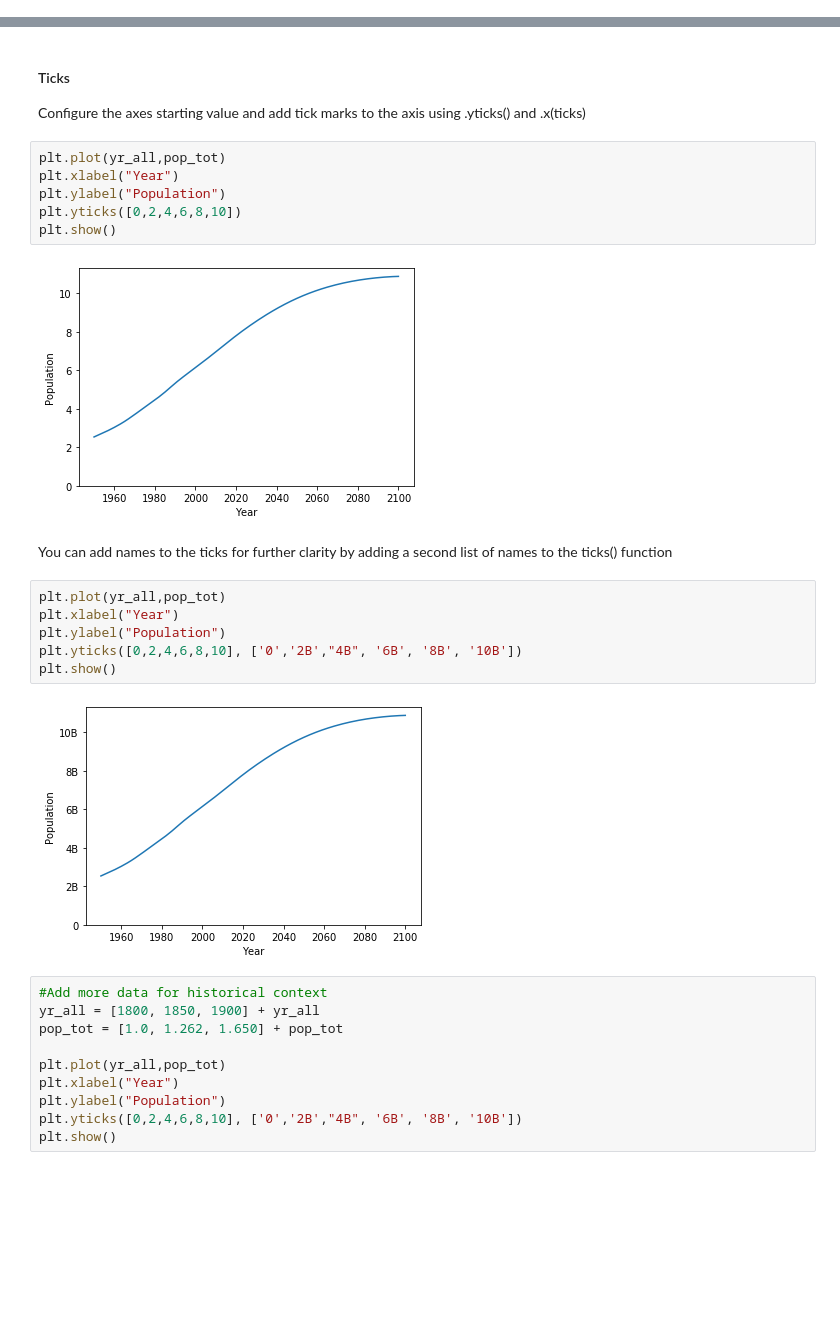
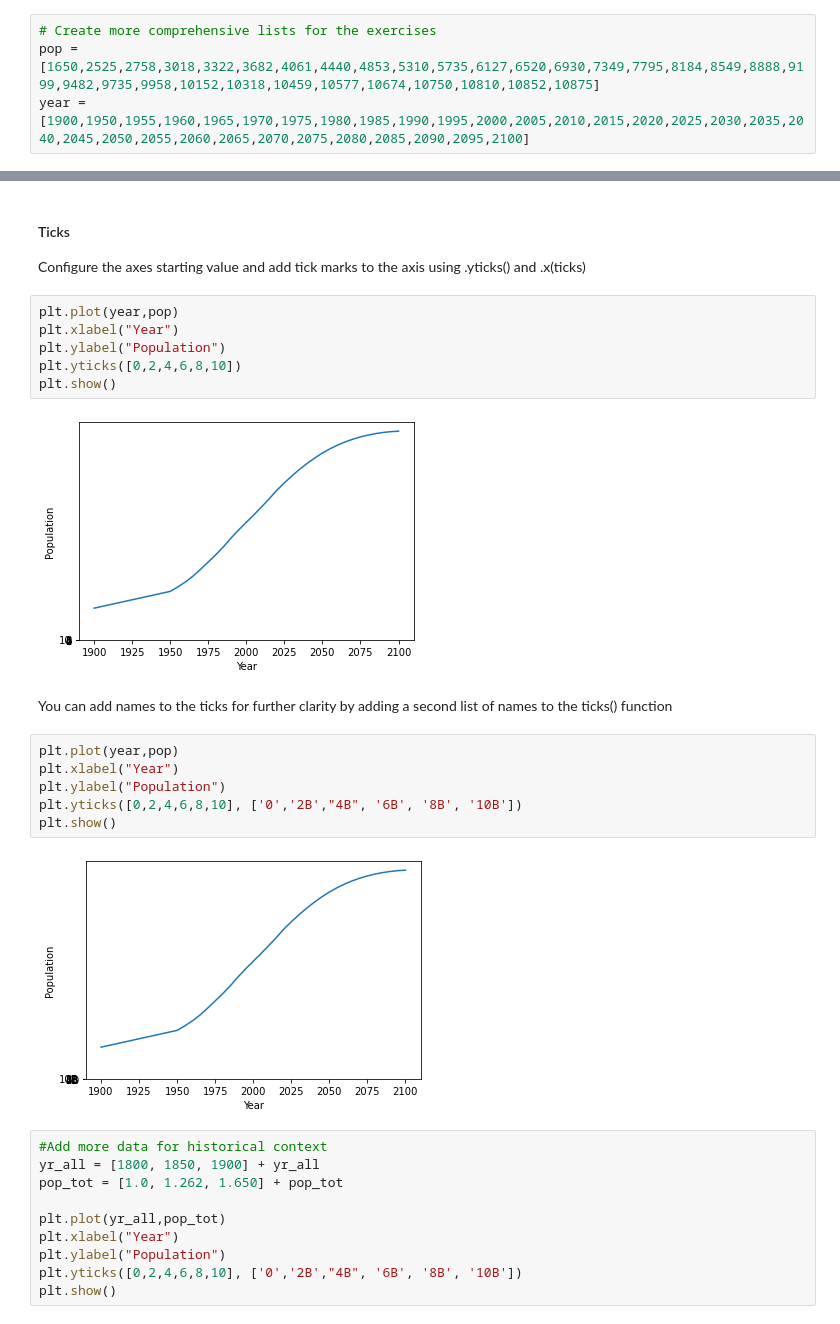
Before and after one commit to MSFTGirl/datacamp, a Jupyter notebook: 02-IntermediatePython/Chapter 1 - Matplotlib.ipynb, the cells around one changed output, grey strips where cells are left out. Saved outputs shown, nothing was run; the diff lists cells and outputs as text; blank space fills up the shorter version.

```diff
--- a/02-IntermediatePython/Chapter 1 - Matplotlib.ipynb
+++ b/02-IntermediatePython/Chapter 1 - Matplotlib.ipynb
@@ -108,0 +49,4 @@ nan nan
+# %%
+# Create more comprehensive lists for the exercises
+pop = [1650,2525,2758,3018,3322,3682,4061,4440,4853,5310,5735,6127,6520,6930,7349,7795,8184,8549,8888,9199,9482,9735,9958,10152,10318,10459,10577,10674,10750,10810,10852,10875]
+year = [1900,1950,1955,1960,1965,1970,1975,1980,1985,1990,1995,2000,2005,2010,2015,2020,2025,2030,2035,2040,2045,2050,2055,2060,2065,2070,2075,2080,2085,2090,2095,2100]
@@ -314,23 +315,23 @@ plt.show()
 #### Ticks
 Configure the axes starting value and add tick marks to the axis using .yticks() and .x(ticks)
 # %%
-plt.plot(yr_all,pop_tot)
+plt.plot(year,pop)
 plt.xlabel("Year")
 plt.ylabel("Population")
 plt.yticks([0,2,4,6,8,10])
 plt.show()
 # %% [output]
-[figure, old version]
+[figure, new version]
 # %% [markdown]
 You can add names to the ticks for further clarity by adding a second list of names to the ticks() function
 # %%
-plt.plot(yr_all,pop_tot)
+plt.plot(year,pop)
 plt.xlabel("Year")
 plt.ylabel("Population")
 plt.yticks([0,2,4,6,8,10], ['0','2B',"4B", '6B', '8B', '10B'])
 plt.show()
 # %% [output]
-[figure, old version]
+[figure, new version]
 # %%
 #Add more data for historical context
 yr_all = [1800, 1850, 1900] + yr_all
```
Also changed, not shown: parts of 43 cells of this notebook, 48 other files.
